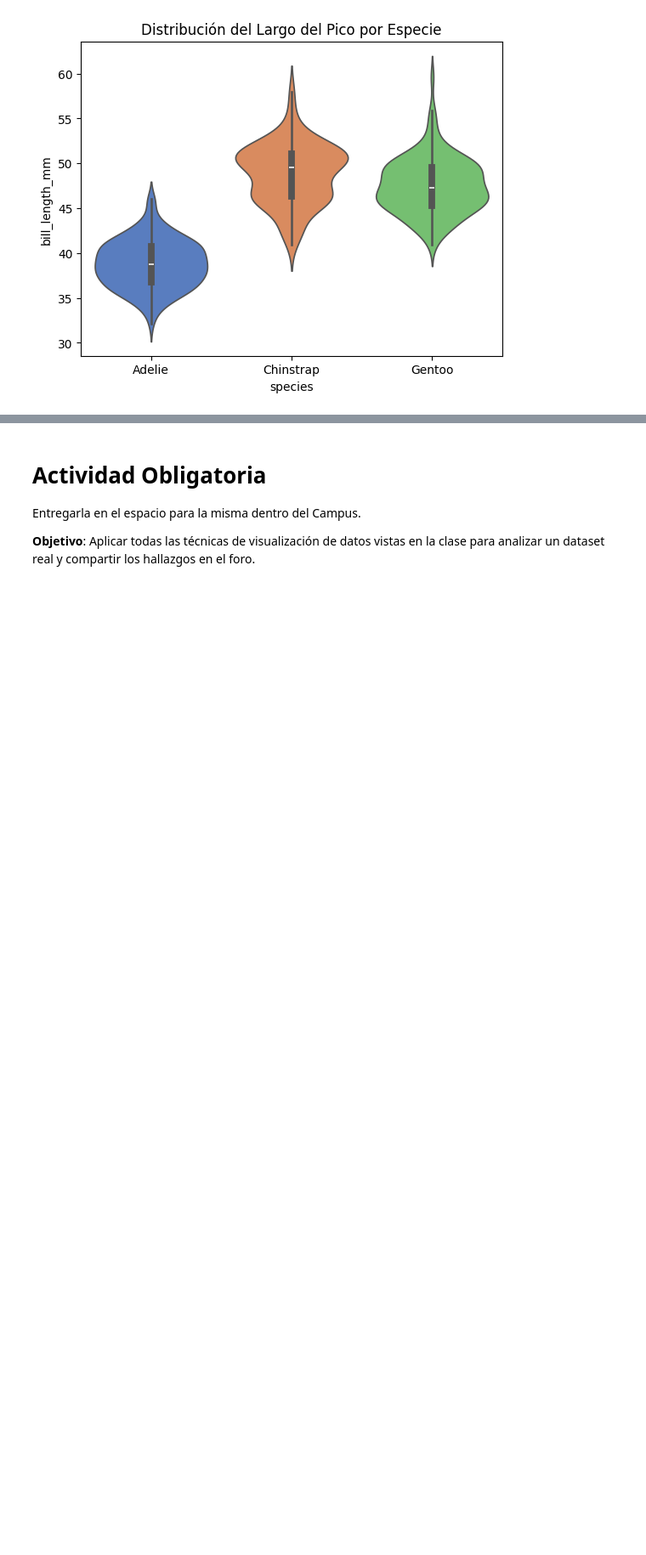
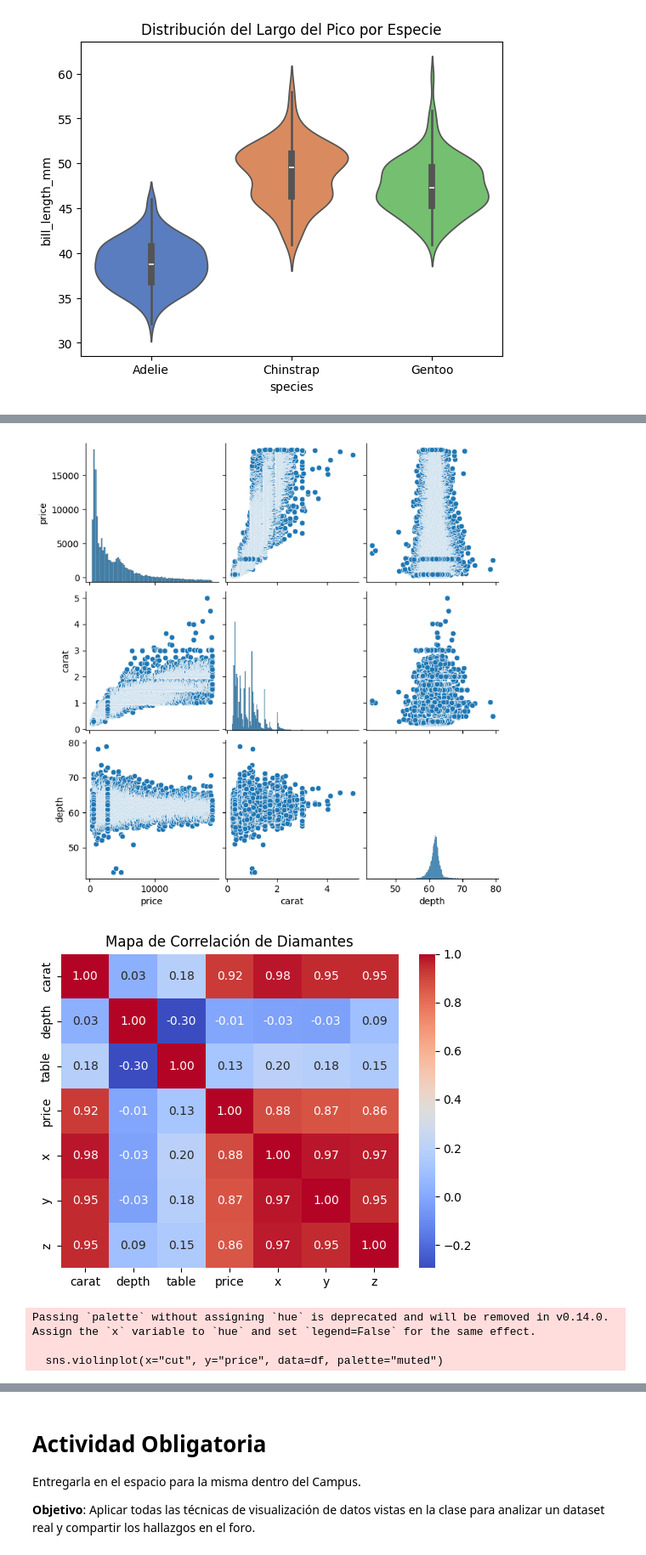
Before and after one commit to AldereteTomas1/Tecnicatura, a Jupyter notebook: Mineria_de_Datos/Clase 4/Clase_4_Teoria_de_Mineria_de_Datos_Alderete_Tomás.ipynb, the cells around one changed output, grey strips where cells are left out. Shown at 85% size. Cells and saved outputs as stored; diff of their text form; code cells hidden in the pictures; blank space fills up the shorter version.

```diff
--- a/Mineria_de_Datos/Clase 4/Clase_4_Teoria_de_Mineria_de_Datos_Alderete_Tomás.ipynb
+++ b/Mineria_de_Datos/Clase 4/Clase_4_Teoria_de_Mineria_de_Datos_Alderete_Tomás.ipynb
@@ -191,0 +305,28 @@ Passing `palette` without assigning `hue` is deprecated and will be removed in v
+# %%
+import seaborn as sns
+import matplotlib.pyplot as plt
+import pandas as pd
+
+# Cargar dataset
+df = sns.load_dataset("diamonds")
+
+# 1. Pairplot entre precio, quilates y profundidad
+sns.pairplot(df[["price", "carat", "depth"]])
+plt.show()
+
+# 2. Heatmap de correlaciones
+correlaciones = df.corr(numeric_only=True)
+sns.heatmap(correlaciones, annot=True, cmap="coolwarm", fmt=".2f")
+plt.title("Mapa de Correlación de Diamantes")
+plt.show()
+
+# 3. Violin Plot para comparar precio según corte
+sns.violinplot(x="cut", y="price", data=df, palette="muted")
+plt.title("Distribución del Precio por Tipo de Corte")
+plt.show()
+# %% [output]
+[figure, added]
+[figure, added]
+Passing `palette` without assigning `hue` is deprecated and will be removed in v0.14.0. Assign the `x` variable to `hue` and set `legend=False` for the same effect.
+
+  sns.violinplot(x="cut", y="price", data=df, palette="muted")
```
Also changed, not shown: parts of 11 cells of this notebook, 1 other file.
